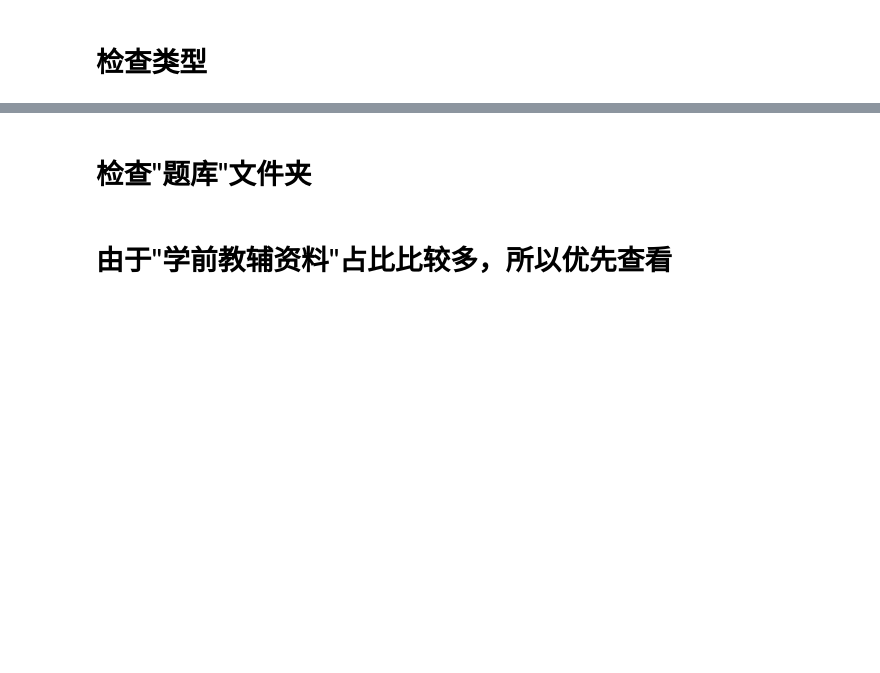
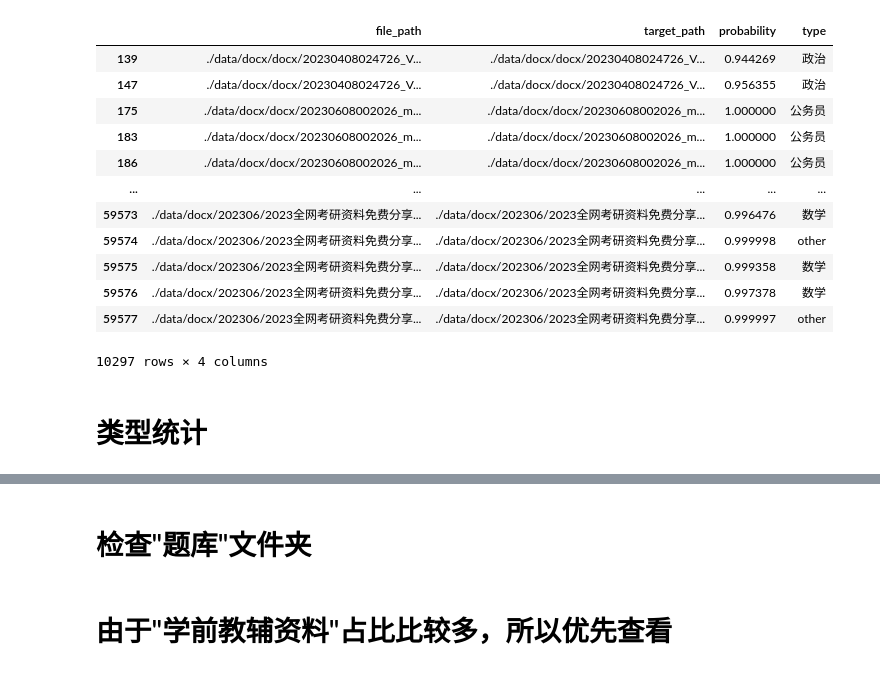
Before and after one commit to UnstoppableCurry/Exam-Question-Bank-Dataset-zh_mnbvc, a Jupyter notebook: notebook/validation_results.ipynb, the cells around one changed output, grey strips where cells are left out. Saved outputs shown, nothing was run; the diff lists cells and outputs as text; code cells hidden in the pictures; blank space fills up the shorter version.

```diff
--- a/notebook/validation_results.ipynb
+++ b/notebook/validation_results.ipynb
@@ -28,5 +28,21 @@ all_file_df
+# %%
+positive_df
+# %% [output]
+|  | file_path | target_path | probability | type |
+| 139 | ./data/docx/docx/20230408024726_V... | ./data/docx/docx/20230408024726_V... | 0.944269 | 政治 |
+| 147 | ./data/docx/docx/20230408024726_V... | ./data/docx/docx/20230408024726_V... | 0.956355 | 政治 |
+| 175 | ./data/docx/docx/20230608002026_m... | ./data/docx/docx/20230608002026_m... | 1.000000 | 公务员 |
+| 183 | ./data/docx/docx/20230608002026_m... | ./data/docx/docx/20230608002026_m... | 1.000000 | 公务员 |
+| 186 | ./data/docx/docx/20230608002026_m... | ./data/docx/docx/20230608002026_m... | 1.000000 | 公务员 |
+| ... | ... | ... | ... | ... |
+| 59573 | ./data/docx/202306/2023全网考研资料免费分享... | ./data/docx/202306/2023全网考研资料免费分享... | 0.996476 | 数学 |
+| 59574 | ./data/docx/202306/2023全网考研资料免费分享... | ./data/docx/202306/2023全网考研资料免费分享... | 0.999998 | other |
+| 59575 | ./data/docx/202306/2023全网考研资料免费分享... | ./data/docx/202306/2023全网考研资料免费分享... | 0.999358 | 数学 |
+| 59576 | ./data/docx/202306/2023全网考研资料免费分享... | ./data/docx/202306/2023全网考研资料免费分享... | 0.997378 | 数学 |
+| 59577 | ./data/docx/202306/2023全网考研资料免费分享... | ./data/docx/202306/2023全网考研资料免费分享... | 0.999997 | other |
+10297 rows × 4 columns
 # %% [markdown]
-# 检查类型
+# 类型统计
 # %%
 positive_df['type'].value_counts()
 # %% [output]
```
Also changed, not shown: parts of 21 cells of this notebook, 6 other files.
